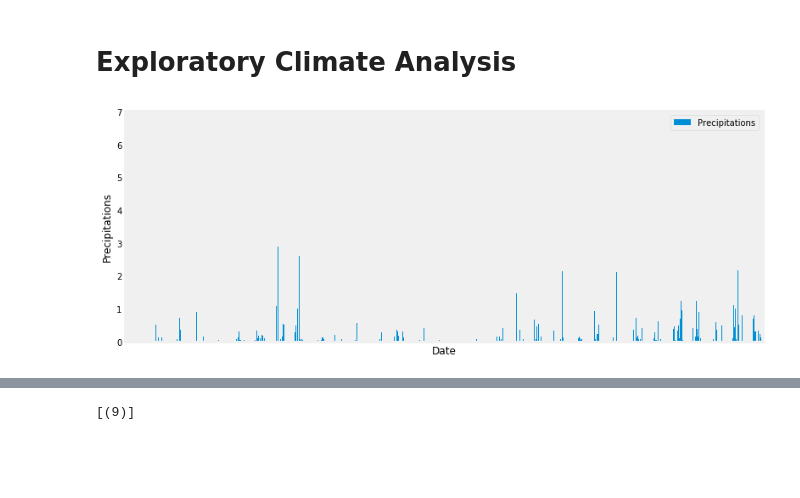
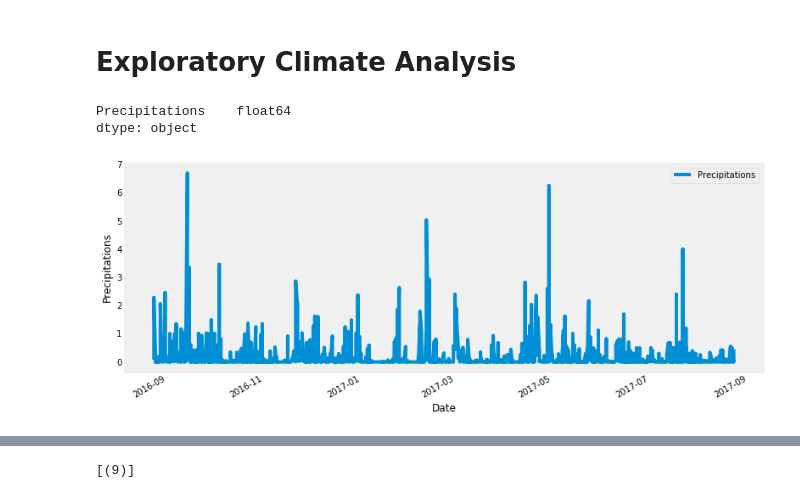
Before and after one commit to marieo31/SQLAlchemy_Challenge, a Jupyter notebook: climate.ipynb, the cells around one changed output, grey strips where cells are left out. Saved outputs shown, nothing was run; the diff lists cells and outputs as text; code cells hidden in the pictures; blank space fills up the shorter version.

Commit message:
first plot ok

```diff
--- a/climate.ipynb
+++ b/climate.ipynb
@@ -54,35 +54,49 @@ year_before = dt_latest_date - dt.timedelta(days=365)
 # Perform a query to retrieve the data and precipitation scores
 prcp_last12m = session.query(Measurement.date, Measurement.prcp).\
                 filter( Measurement.date >= year_before).all()
+# %%
+# Save the query results as a Pandas DataFrame and set the index to the date column
+# --> reshape the list of tuples into a np.array
+prcp_last12m_tab = np.reshape(prcp_last12m, (len(prcp_last12m),2))
+# --> convert the np.array into a dataframe
+df_prcp = pd.DataFrame(data=prcp_last12m_tab,
+                       columns=['Date', 'Precipitations'])
+# --> cast the columns into floats and datetime
+df_prcp[['Precipitations']] = df_prcp[['Precipitations']].apply(pd.to_numeric)
+df_prcp[['Date']] = df_prcp[['Date']].apply(pd.to_datetime)
+
+
+# --> set the date column to index
+df_prcp = df_prcp.set_index('Date')
+df_prcp = df_prcp.dropna()
+
+# Sort the dataframe by date
+df_prcp.sort_values(by='Date')
+df_prcp.head()
+df_prcp.dtypes
+# %% [output]
+Precipitations    float64
+dtype: object
 # %%
-# Save the query results as a Pandas DataFrame and set the index to the date column
-# --> reshape the list of tuples into a np.array
-prcp_last12m_tab = np.reshape(prcp_last12m, (len(prcp_last12m),2))
-# --> convert the np.array into a dataframe
-df_prcp = pd.DataFrame(data=prcp_last12m_tab,
-                       columns=['Date', 'Precipitations'])
-# --> set the date column to index
-df_prcp = df_prcp.set_index('Date')
-
-# Sort the dataframe by date
-df_prcp.sort_values(by='Date')
-
 # Use Pandas Plotting with Matplotlib to plot the data
 # fig1_name = os.path.join("output_data",'fig1_dates_prcp.png')
 fig, ax = plt.subplots(figsize=(12,5))
-ax = df_prcp.plot(kind='bar',  ax=ax)
-plt.tick_params(
-    axis='x',          # changes apply to the x-axis
-    which='both',      # both major and minor ticks are affected
-    bottom=False,      # ticks along the bottom edge are off
-    top=False,         # ticks along the top edge are off
-    labelbottom=False) # labels along the bottom edge are off
+ax = df_prcp.plot(kind='line',  ax=ax)
+# ax = plt.plot(df_prcp,df_prcp.Precipitations)
+
+# plt.tick_params(
+#     axis='x',          # changes apply to the x-axis
+#     which='both',      # both major and minor ticks are affected
+#     bottom=False,      # ticks along the bottom edge are off
+#     top=False,         # ticks along the top edge are off
+#     labelbottom=False) # labels along the bottom edge are off
+plt.xticks()
 plt.ylabel("Precipitations")
 plt.xlabel("Date")
 plt.grid(None)
 # fig.tight_layout()
 plt.show()
 
-# df_prcp.head()
+# TODO: add xticks to the axis
 # %% [output]
-[figure, old version]
+[figure, new version]
```
Also changed, not shown: parts of 5 cells of this notebook.
